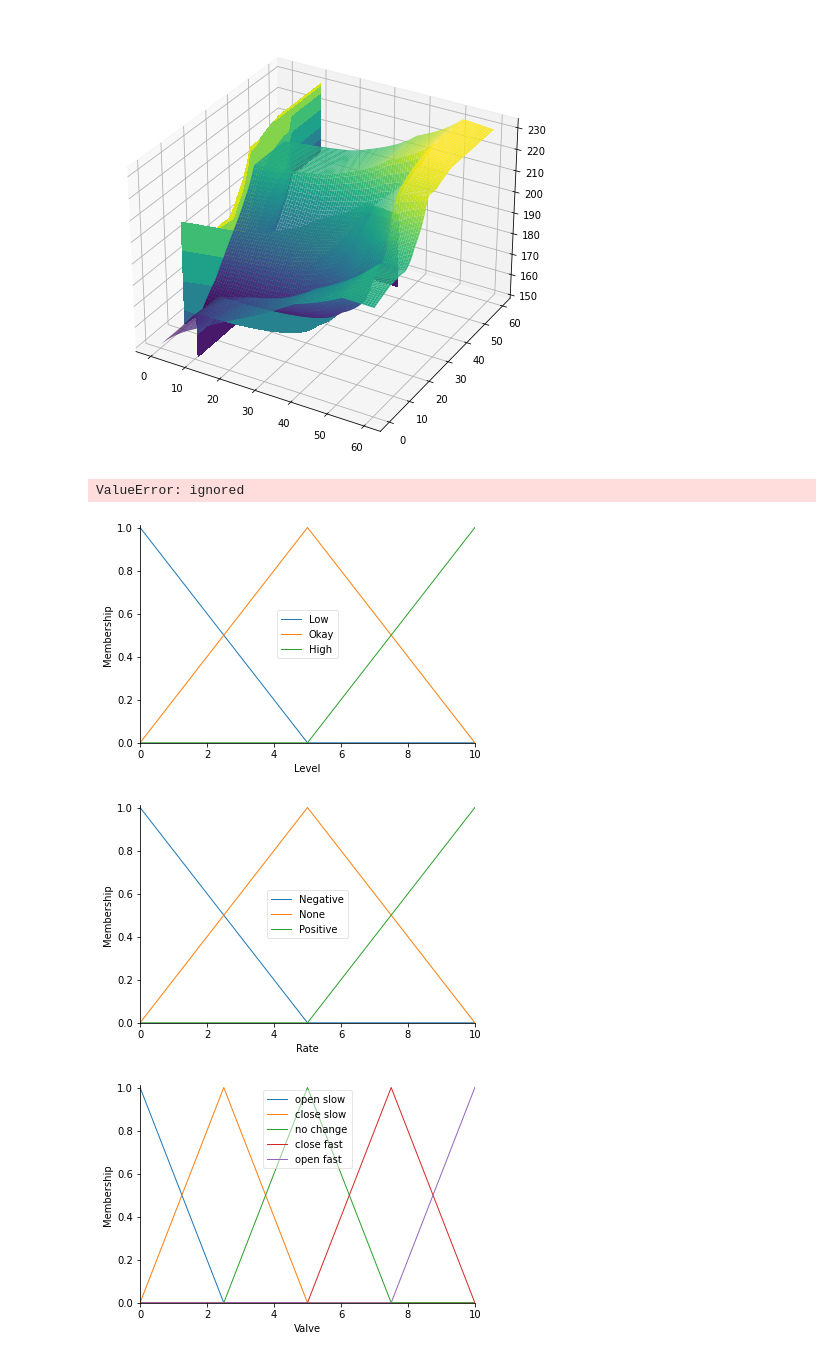
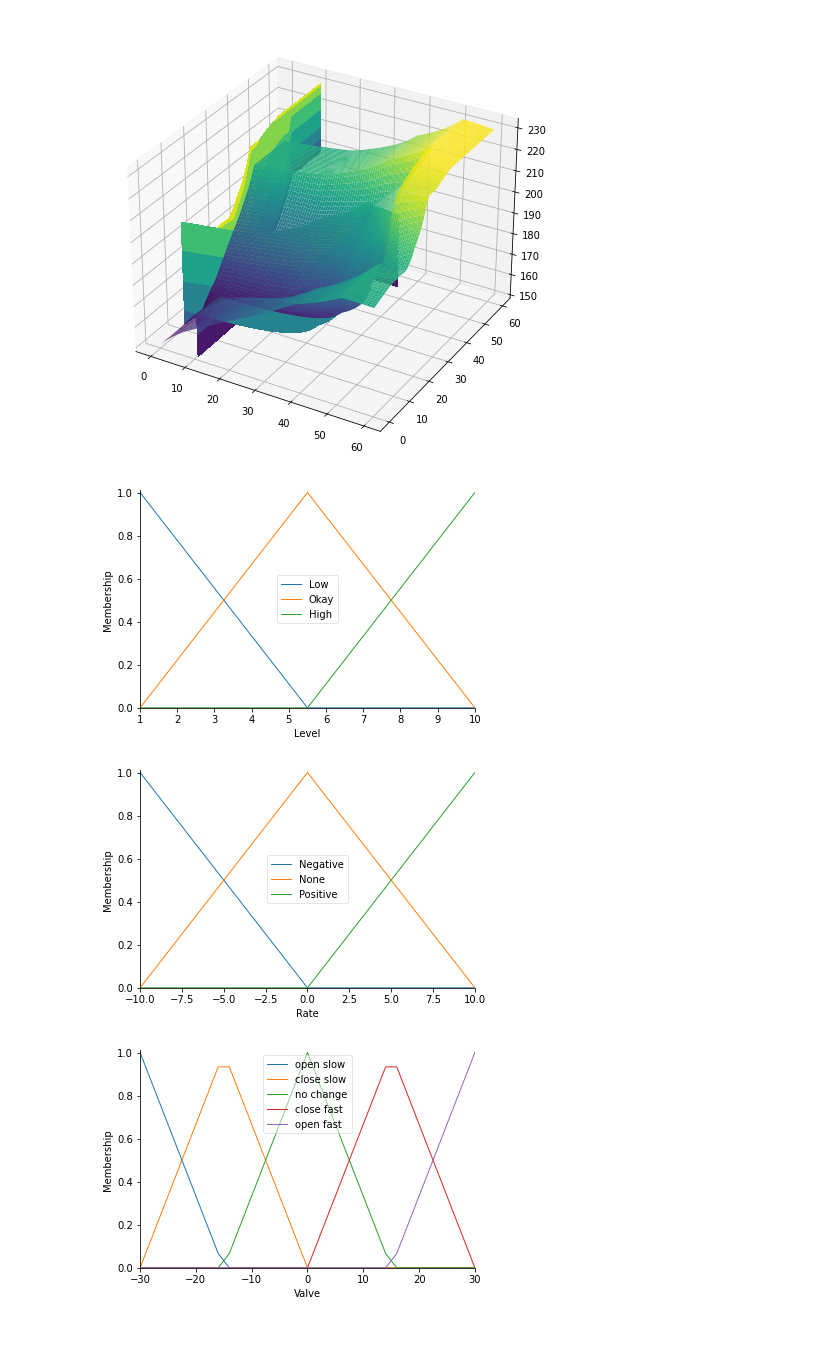
Before and after one commit to utopickaiser/AI-Homework, a Jupyter notebook: AI_Homework_W4_Fuzzy_Controller.ipynb, the cells around one changed output. Drawn from its saved outputs; the diff is of its cells as text; code cells hidden in the pictures.

```diff
--- a/AI_Homework_W4_Fuzzy_Controller.ipynb
+++ b/AI_Homework_W4_Fuzzy_Controller.ipynb
@@ -95,11 +80,12 @@ from skfuzzy import control as ctrl
 import math
 import matplotlib.pyplot as plt
 from mpl_toolkits.mplot3d import Axes3D
-universe = np.linspace(0,10,61)
-universe2 = np.linspace(-10,10,61)
+universe = np.linspace(1,10,31)
+universe1 = np.linspace(-10,10,31)
+universe2 = np.linspace(-30,30,31)
 level = ctrl.Antecedent(universe, 'Level')
-rate = ctrl.Antecedent(universe, 'Rate')
-valve = ctrl.Consequent(universe,'Valve')
+rate = ctrl.Antecedent(universe1, 'Rate')
+valve = ctrl.Consequent(universe2,'Valve')
 item1 = ['Low' , 'Okay', 'High']
 item2 = ['Negative' , 'None', 'Positive']
 item3 = ['open slow', 'close slow', 'no change', 'close fast', 'open fast']
@@ -109,39 +95,38 @@ valve.automf(names = item3)
 level.view()
 rate.view()
 valve.view()
 rule0 = ctrl.Rule(antecedent = (rate['None'] & level['Okay']),
                    consequent = valve['no change'], label = 'Valve No Change')
 rule1 = ctrl.Rule(antecedent = (rate['None'] & level['Low']),
                    consequent = valve['open fast'], label = 'Valve Open Fast')
 rule2 = ctrl.Rule(antecedent = (rate['None'] & level['High']),
                    consequent = valve['close fast'], label = 'Valve Close Fast')
 rule3 = ctrl.Rule(antecedent = (rate['Positive'] & level['Okay']),
                    consequent = valve['close slow'], label = 'Valve Close Slow')
 rule4 = ctrl.Rule(antecedent = (rate['Negative'] & level['Okay']),
                    consequent = valve['open slow'], label = 'Valve Open Slow')
 
 system = ctrl.ControlSystem(rules = [rule0,rule1,rule2,rule3,rule4])
 sim = ctrl.ControlSystemSimulation(system, flush_after_run = 61*61+1)
-upsampled = np.linspace(0,60,61)
+upsampled = np.linspace(0,10,61)
 x,y = np.meshgrid(upsampled, upsampled)
 z = np.zeros_like(x)
-for i in range(61):
-  for j in range(61):
-    for k in range(61):
+for i in range(31):
+  for j in range(31):
+    for k in range(31):
       sim.input['Level'] = x[i,j]
       sim.input['Rate'] = y[i,j]
       sim.compute()
-      z[i,j] = sim.output['F']
+      z[i,j] = sim.output['Valve']
 fig = plt.figure(figsize = (8,8))
 ax = fig.add_subplot(111, projection = '3d')
 suf = ax.plot_surface(x,y,z, rstride = 1, cstride = 1, cmap = 'viridis',
                       linewidth = 0.4, antialiased = True)
 cset = ax.contourf(x,y,z, zdir = 'z', offset = 3, cmap = 'viridis', anpha = 0.5)
 cset = ax.contourf(x,y,z, zdir = 'x', offset = 11, cmap = 'viridis', anpha = 0.5 )
 cset = ax.contourf(x,y,z, zdir = 'y', offset = 11, cmap = 'viridis', anpha = 0.5 )
 ax.view_init(30,300)
 # %% [output]
-ValueError: ignored
-[figure, old version]
+[figure, new version]
-[figure, old version]
+[figure, new version]
-[figure, old version]
+[figure, new version]
```
Also changed, not shown: parts of 4 cells of this notebook.
